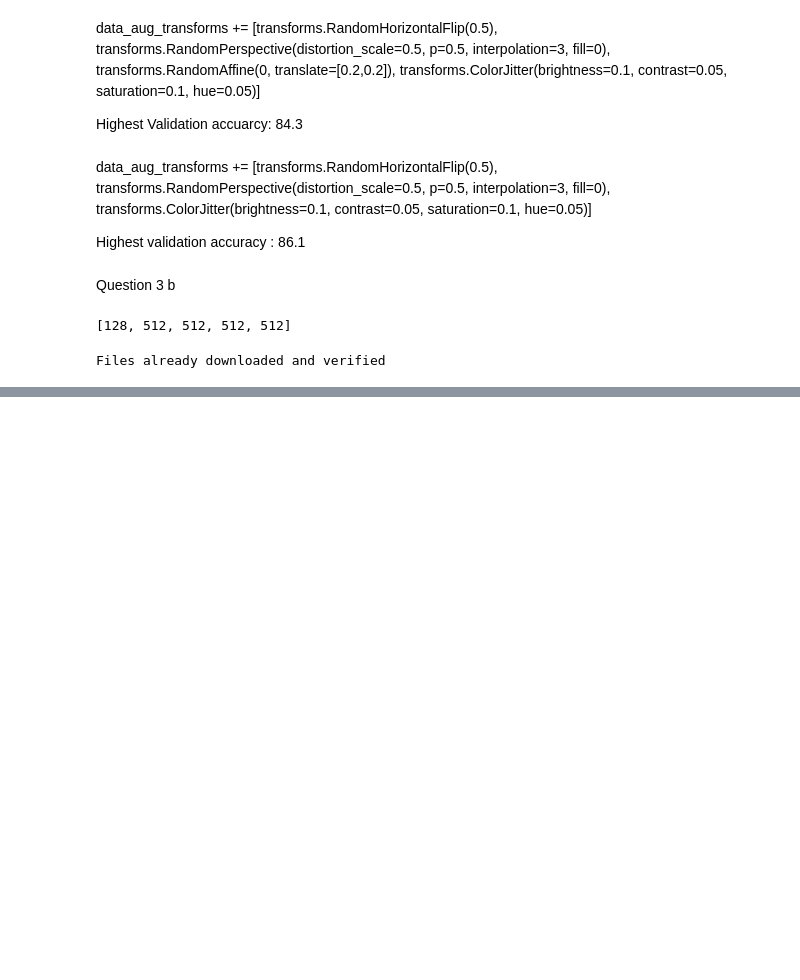
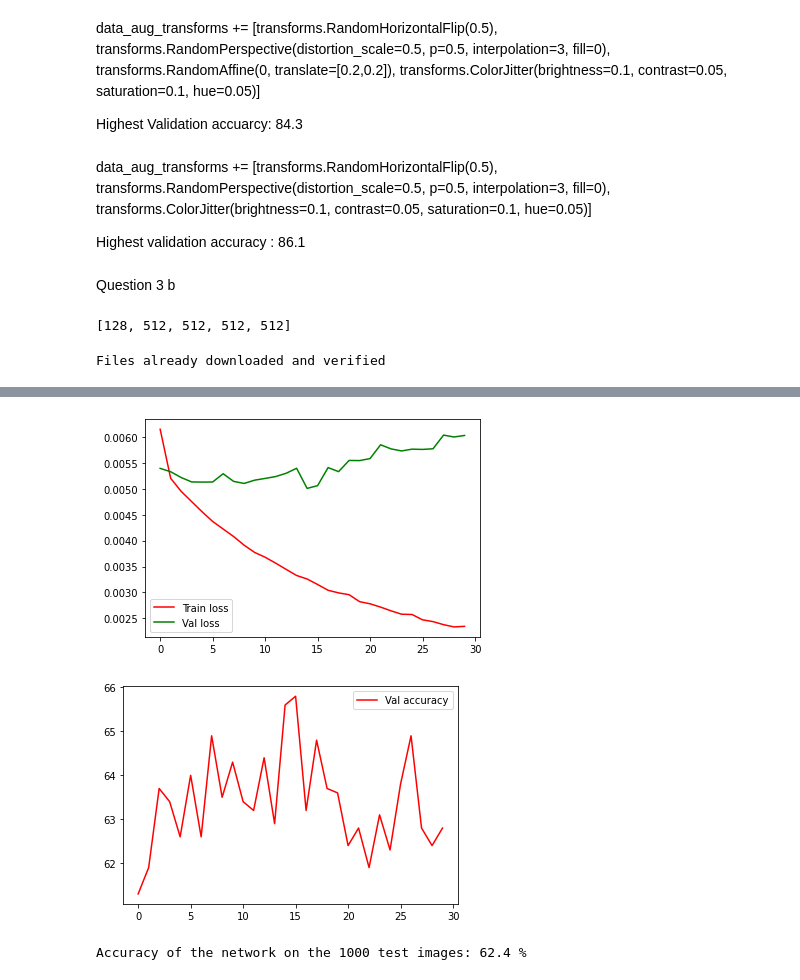
Before and after one commit to Debodeep94/AML-HW2, a Jupyter notebook: AML_hw2.ipynb, the cells around one changed output, grey strips where cells are left out. Saved outputs shown, nothing was run; the diff lists cells and outputs as text; code cells hidden in the pictures; blank space fills up the shorter version.

```diff
--- a/AML_hw2.ipynb
+++ b/AML_hw2.ipynb
@@ -1448,0 +1644,9 @@ plt.legend()
+# %%
+# Initialize the model for this run
+model= VggModel(num_classes, fine_tune, pretrained)
+
+if (pretrained==False):
+    model.apply(weights_init)
+
+# Print the model we just instantiated
+print(model)
@@ -1448,0 +1671,18 @@ plt.legend()
+# %%
+#################################################################################
+# TODO: Only select the required parameters to pass to the optimizer. No need to#
+# update parameters which should be held fixed (conv layers).                   #
+#################################################################################
+print("Params to learn:")
+if fine_tune:
+    params_to_update = []
+    # *****START OF YOUR CODE (DO NOT DELETE/MODIFY THIS LINE)*****
+    params_to_update += [parameter for parameter in model.classifier.parameters()]
+    # *****END OF YOUR CODE (DO NOT DELETE/MODIFY THIS LINE)*****
+else:
+    params_to_update = model.parameters()
+    for name,param in model.named_parameters():
+        if param.requires_grad == True:
+            print("\t",name)
+
+model.to(device)
@@ -1448,0 +1807,53 @@ plt.legend()
+# %%
+# Test the model
+# In test phase, we don't need to compute gradients (for memory efficiency)
+model.eval()
+
+
+plt.figure(2)
+plt.plot(loss_train, 'r', label='Train loss')
+plt.plot(loss_val, 'g', label='Val loss')
+plt.legend()
+plt.show()
+
+plt.figure(3)
+plt.plot(accuracy_val, 'r', label='Val accuracy')
+plt.legend()
+plt.show()
+# %% [output]
+[figure, added]
+[figure, added]
+# %%
+#################################################################################
+# TODO: Use the early stopping mechanism from previous question to load the     #
+# weights from the best model so far and perform testing with this model.       #
+#################################################################################
+# *****START OF YOUR CODE (DO NOT DELETE/MODIFY THIS LINE)*****
+
+
+
+# *****END OF YOUR CODE (DO NOT DELETE/MODIFY THIS LINE)*****
+
+# Test the model
+# In test phase, we don't need to compute gradients (for memory efficiency)
+with torch.no_grad():
+    correct = 0
+    total = 0
+    for images, labels in test_loader:
+        images = images.to(device)
+        labels = labels.to(device)
+        outputs = model(images)
+        _, predicted = torch.max(outputs.data, 1)
+        total += labels.size(0)
+        correct += (predicted == labels).sum().item()
+        if total == 1000:
+            break
+
+    print('Accuracy of the network on the {} test images: {} %'.format(total, 100 * correct / total))
+
+
+
+# Save the model checkpoint
+#torch.save(model.state_dict(), 'model.ckpt')
+# %% [output]
+Accuracy of the network on the 1000 test images: 62.4 %
```
Also changed, not shown: parts of 44 cells of this notebook.
